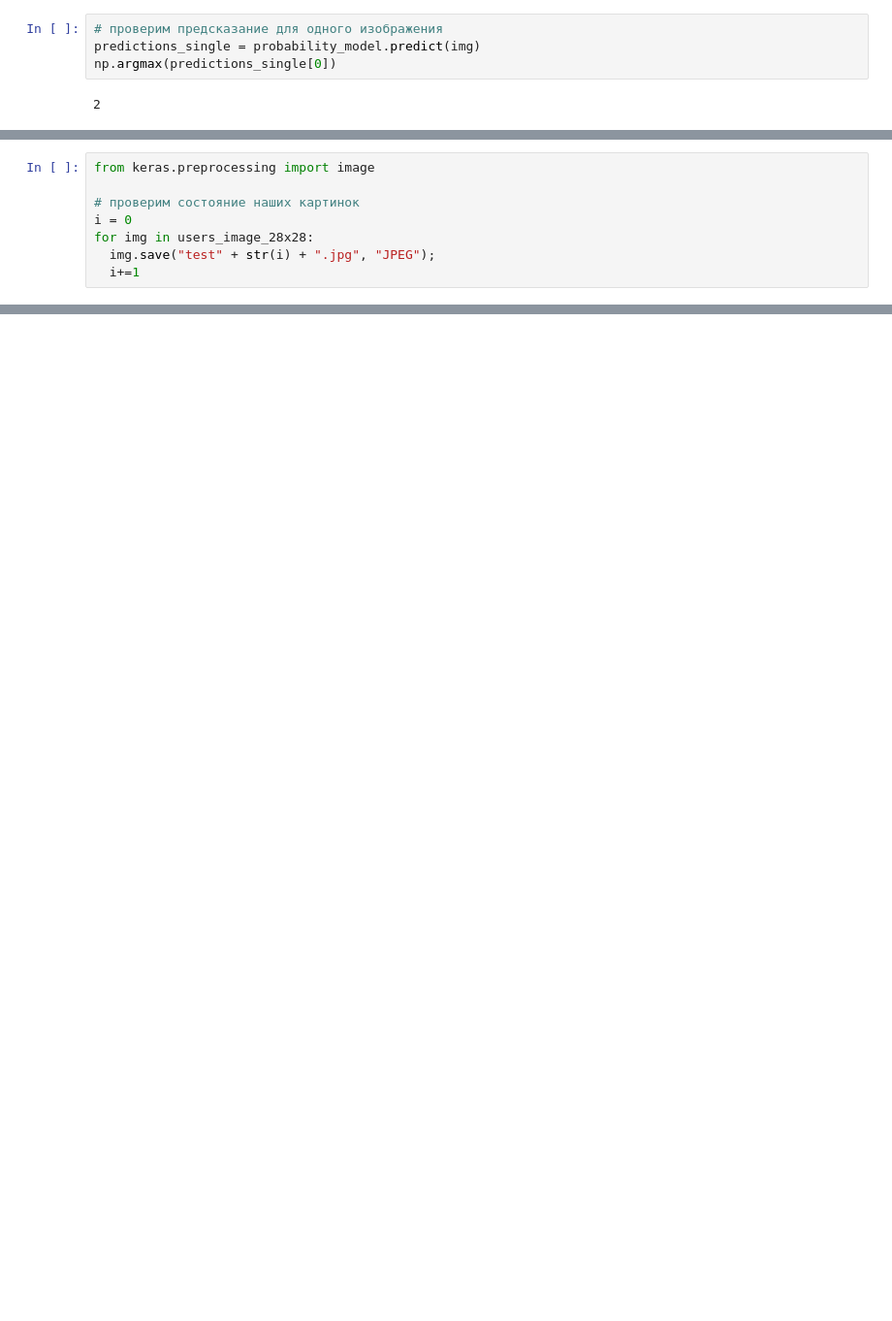
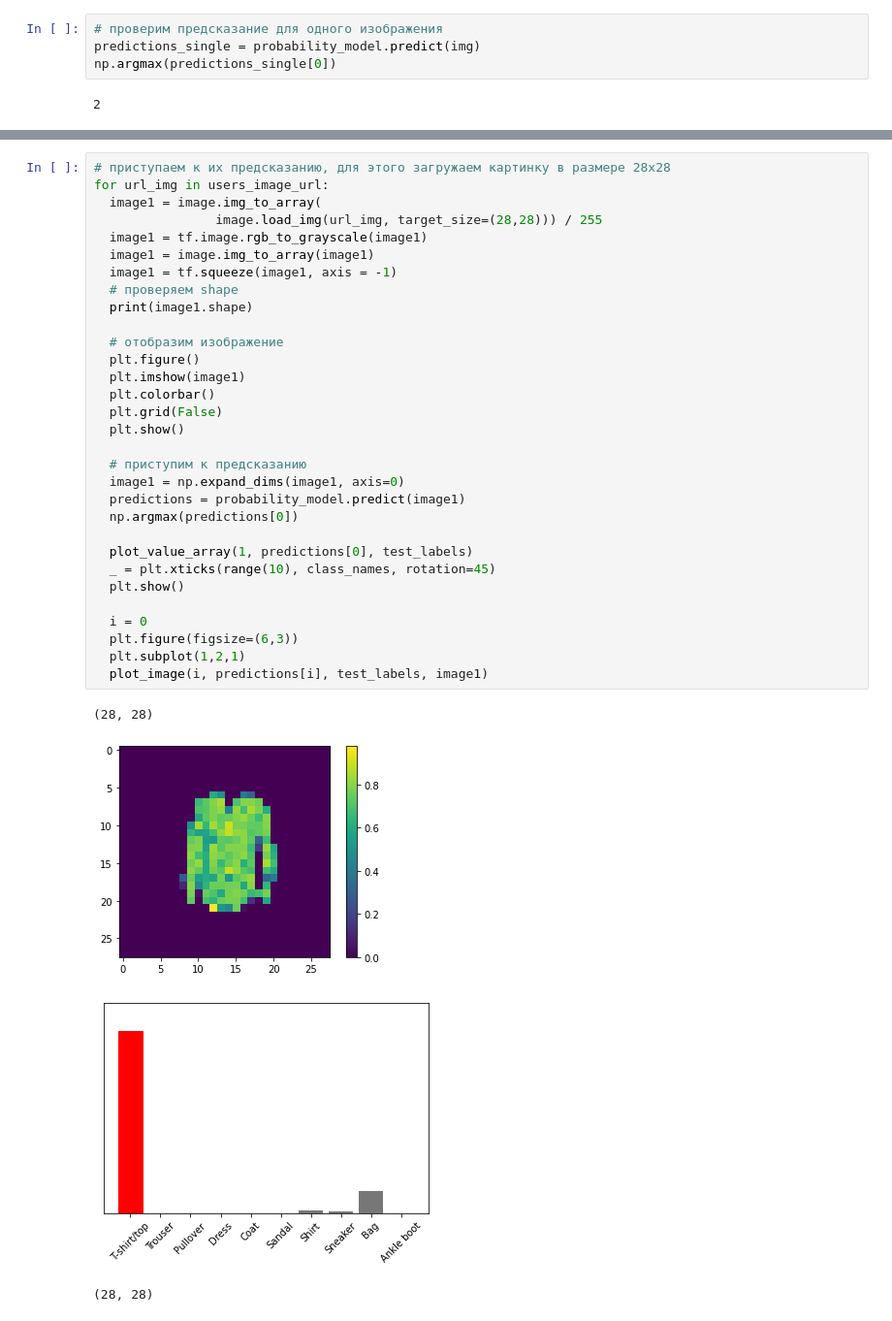
Before and after one commit to ErokhinVD111/ML, a Jupyter notebook: MLErokhinShadrina.ipynb, the cells around one changed output, grey strips where cells are left out. Shown at 97% size. Saved outputs shown, nothing was run; the diff lists cells and outputs as text; blank space fills up the shorter version.

```diff
--- a/MLErokhinShadrina.ipynb
+++ b/MLErokhinShadrina.ipynb
@@ -245,8 +227,0 @@ for img in users_image_url:
-# %%
-from keras.preprocessing import image
-
-# проверим состояние наших картинок
-i = 0
-for img in users_image_28x28:
-  img.save("test" + str(i) + ".jpg", "JPEG");
-  i+=1
@@ -289,0 +230,36 @@ plot_image(i, predictions[i], test_labels, image1)
+# %%
+# приступаем к их предсказанию, для этого загружаем картинку в размере 28x28
+for url_img in users_image_url:
+  image1 = image.img_to_array(
+                image.load_img(url_img, target_size=(28,28))) / 255
+  image1 = tf.image.rgb_to_grayscale(image1)
+  image1 = image.img_to_array(image1)
+  image1 = tf.squeeze(image1, axis = -1)
+  # проверяем shape
+  print(image1.shape)
+
+  # отобразим изображение
+  plt.figure()
+  plt.imshow(image1)
+  plt.colorbar()
+  plt.grid(False)
+  plt.show()
+
+  # приступим к предсказанию
+  image1 = np.expand_dims(image1, axis=0)
+  predictions = probability_model.predict(image1)
+  np.argmax(predictions[0])
+
+  plot_value_array(1, predictions[0], test_labels)
+  _ = plt.xticks(range(10), class_names, rotation=45)
+  plt.show()
+
+  i = 0
+  plt.figure(figsize=(6,3))
+  plt.subplot(1,2,1)
+  plot_image(i, predictions[i], test_labels, image1)
+# %% [output]
+(28, 28)
+[figure, added]
+[figure, added]
+(28, 28)
```
Also changed, not shown: parts of 15 cells of this notebook.
